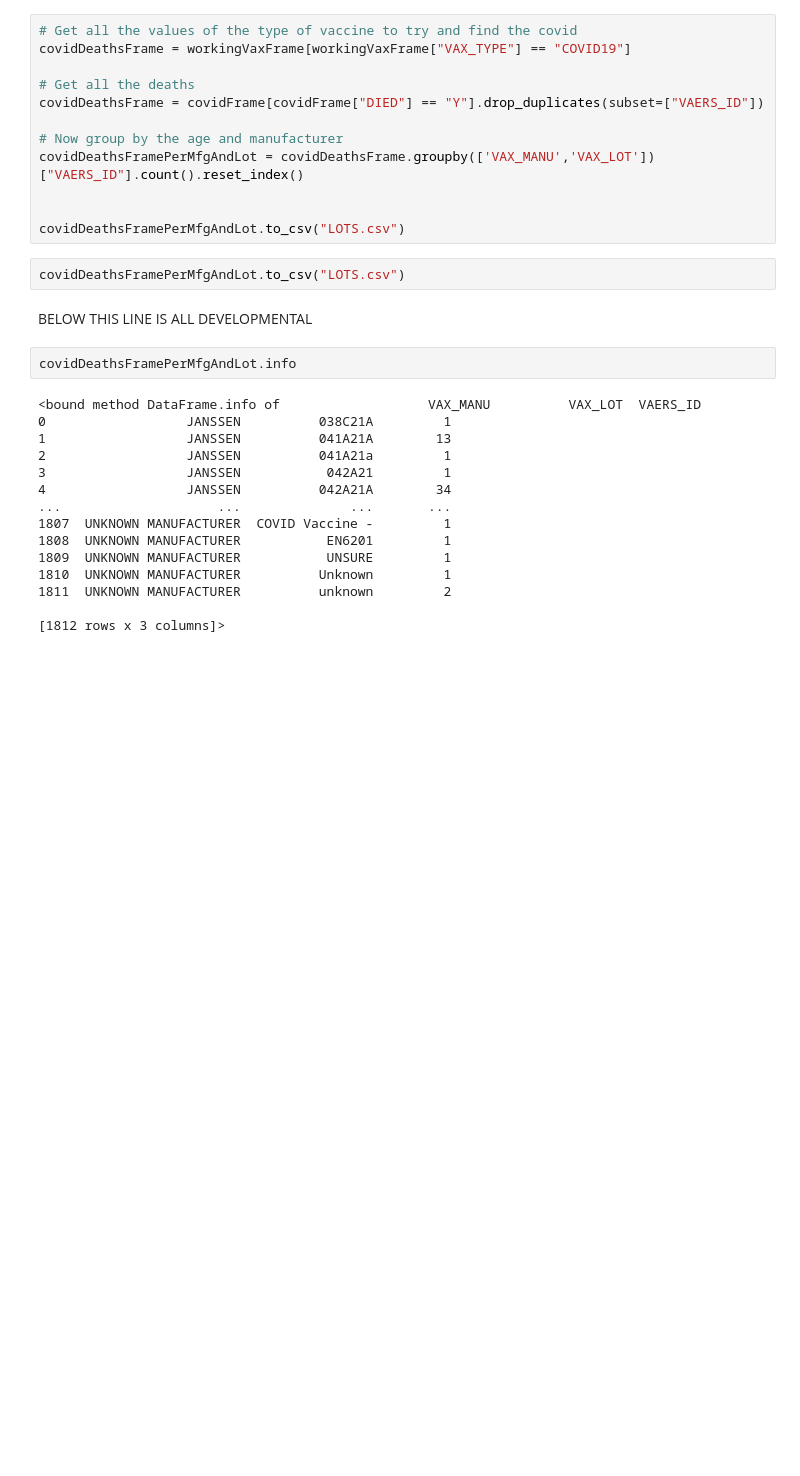
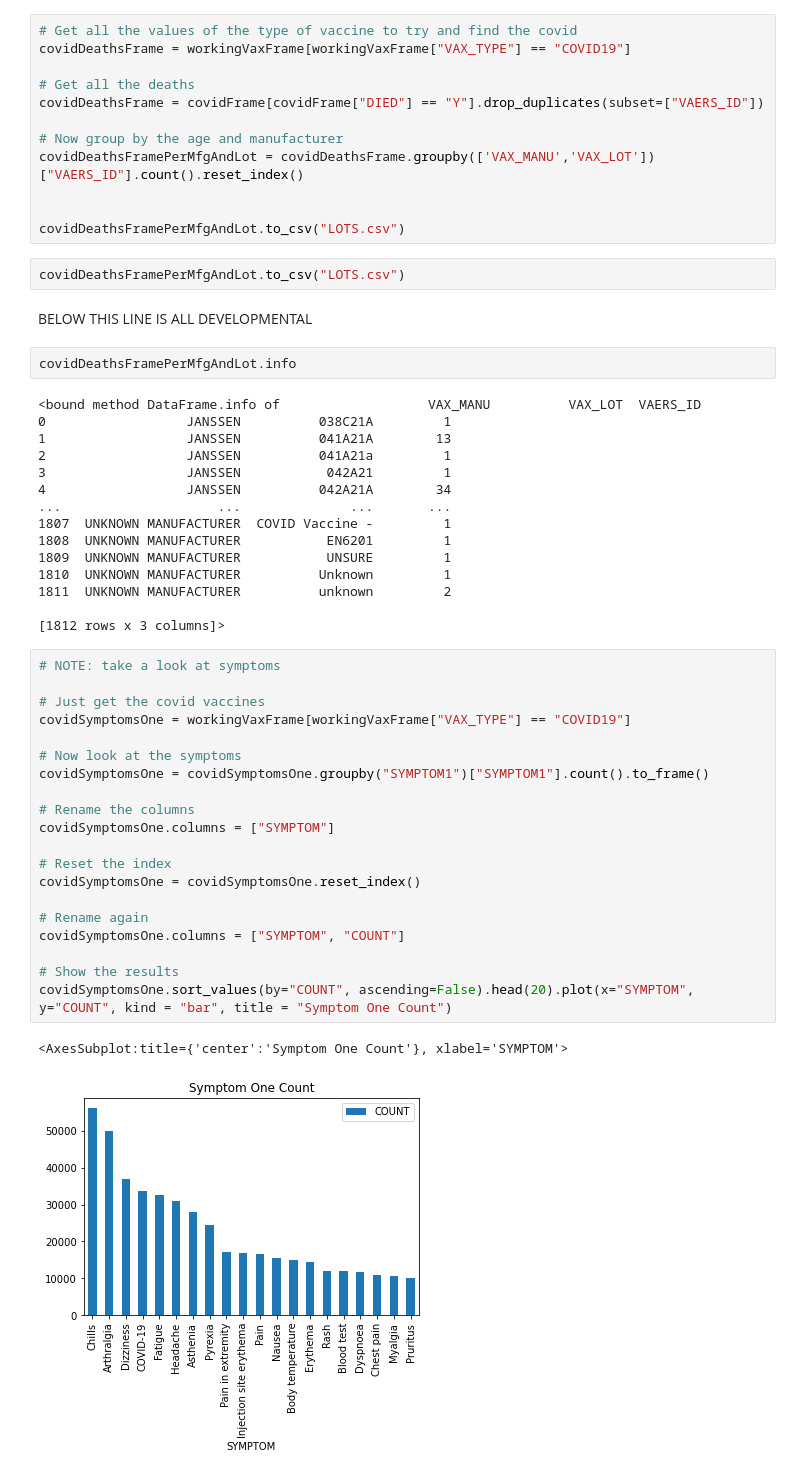
Before and after one commit to iandalrymple/VAERS, a Jupyter notebook: VAERS.ipynb, the cells around one changed output. Drawn from its saved outputs; the diff is of its cells as text; blank space fills up the shorter version.

```diff
--- a/VAERS.ipynb
+++ b/VAERS.ipynb
@@ -340,3 +340,26 @@ covidDeathsFramePerMfgAndLot.info
 1811  UNKNOWN MANUFACTURER          unknown         2
 
 [1812 rows x 3 columns]>
+# %%
+# NOTE: take a look at symptoms
+
+# Just get the covid vaccines
+covidSymptomsOne = workingVaxFrame[workingVaxFrame["VAX_TYPE"] == "COVID19"]
+
+# Now look at the symptoms
+covidSymptomsOne = covidSymptomsOne.groupby("SYMPTOM1")["SYMPTOM1"].count().to_frame()
+
+# Rename the columns
+covidSymptomsOne.columns = ["SYMPTOM"]
+
+# Reset the index
+covidSymptomsOne = covidSymptomsOne.reset_index()
+
+# Rename again
+covidSymptomsOne.columns = ["SYMPTOM", "COUNT"]
+
+# Show the results
+covidSymptomsOne.sort_values(by="COUNT", ascending=False).head(20).plot(x="SYMPTOM", y="COUNT", kind = "bar", title = "Symptom One Count")
+# %% [output]
+<AxesSubplot:title={'center':'Symptom One Count'}, xlabel='SYMPTOM'>
+[figure, added]
```
Also changed, not shown: parts of 10 cells of this notebook.
